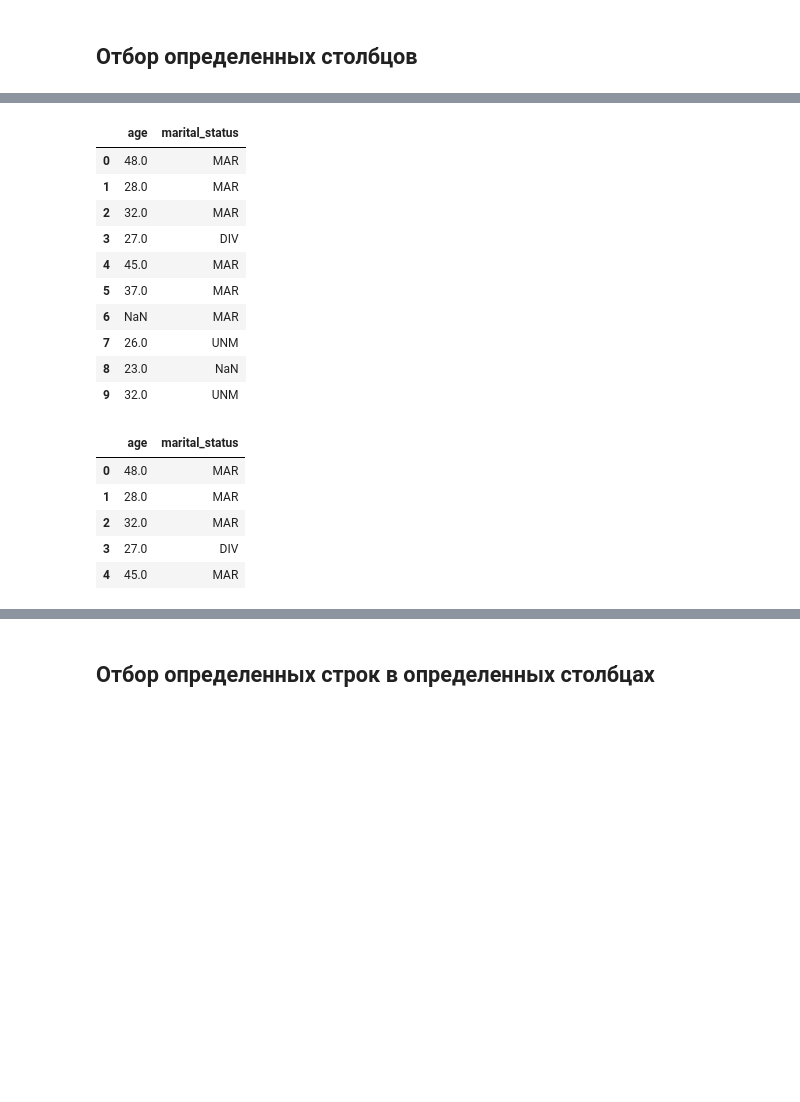
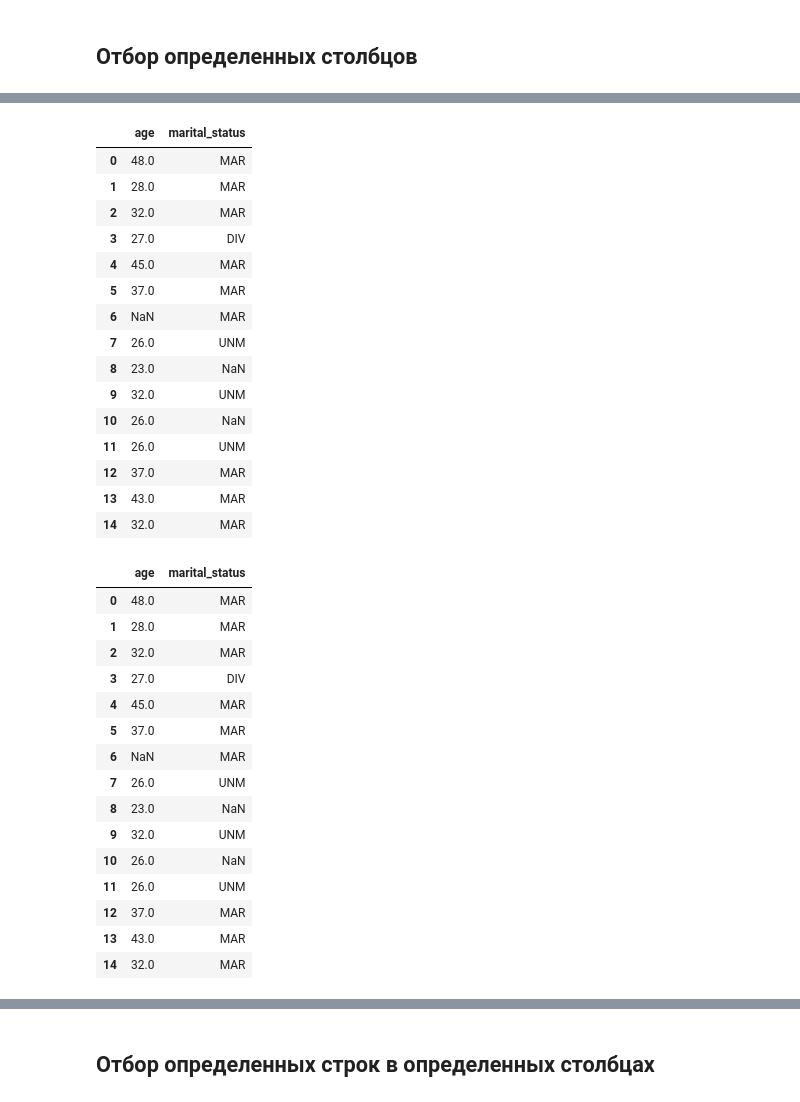
Before and after one commit to Gewissta/SKBBank, a Jupyter notebook: Тетрадка-конструктор 1.ipynb, the cells around one changed output, grey strips where cells are left out. Saved outputs shown, nothing was run; the diff lists cells and outputs as text; code cells hidden in the pictures; blank space fills up the shorter version.

```diff
--- a/Тетрадка-конструктор 1.ipynb
+++ b/Тетрадка-конструктор 1.ipynb
@@ -27,7 +28,7 @@ data2.head()
 # %% [markdown]
 ## Создаем датафрейм из CSV файла, в котором используется кириллица и значения разделены запятыми
 # %%
-data3 = pd.read_csv("C:/Trees/Example_comma.csv", encoding='cp1251', sep=',')
+data3 = pd.read_csv("C:/Data/Example_comma.csv", encoding='cp1251', sep=',')
 data3.head()
 # %% [output]
 |  | client_id | gender | age | marital_status | job_position | credit_sum | credit_month | tariff_id | ... |
@@ -259,7 +259,7 @@ data3.loc[:, 'age':'credit_sum'].head(10)
 # %%
 # Отбираем столбцы age и marital_status
 # с помощью метода .filter()
-data3.filter(items=['age', 'marital_status']).head(10)
+data3.filter(items=['age', 'marital_status'])
 # %% [output]
 |  | age | marital_status |
 | 0 | 48.0 | MAR |
@@ -272,17 +272,32 @@ data3.filter(items=['age', 'marital_status']).head(10)
 | 7 | 26.0 | UNM |
 | 8 | 23.0 | NaN |
 | 9 | 32.0 | UNM |
+| 10 | 26.0 | NaN |
+| 11 | 26.0 | UNM |
+| 12 | 37.0 | MAR |
+| 13 | 43.0 | MAR |
+| 14 | 32.0 | MAR |
 # %%
 # Отбираем столбцы age и marital_status и
 # записываем в датафрейм age_marstatus_cols
 age_marstatus_cols = data3.filter(items=['age', 'marital_status'])
-age_marstatus_cols.head()
+age_marstatus_cols
 # %% [output]
 |  | age | marital_status |
 | 0 | 48.0 | MAR |
 | 1 | 28.0 | MAR |
 | 2 | 32.0 | MAR |
 | 3 | 27.0 | DIV |
 | 4 | 45.0 | MAR |
+| 5 | 37.0 | MAR |
+| 6 | NaN | MAR |
+| 7 | 26.0 | UNM |
+| 8 | 23.0 | NaN |
+| 9 | 32.0 | UNM |
+| 10 | 26.0 | NaN |
+| 11 | 26.0 | UNM |
+| 12 | 37.0 | MAR |
+| 13 | 43.0 | MAR |
+| 14 | 32.0 | MAR |
 # %%
 # Отбираем столбцы, в названии которых встречается паттерн credit
```
Also changed, not shown: parts of 60 cells of this notebook, 3 other files.
